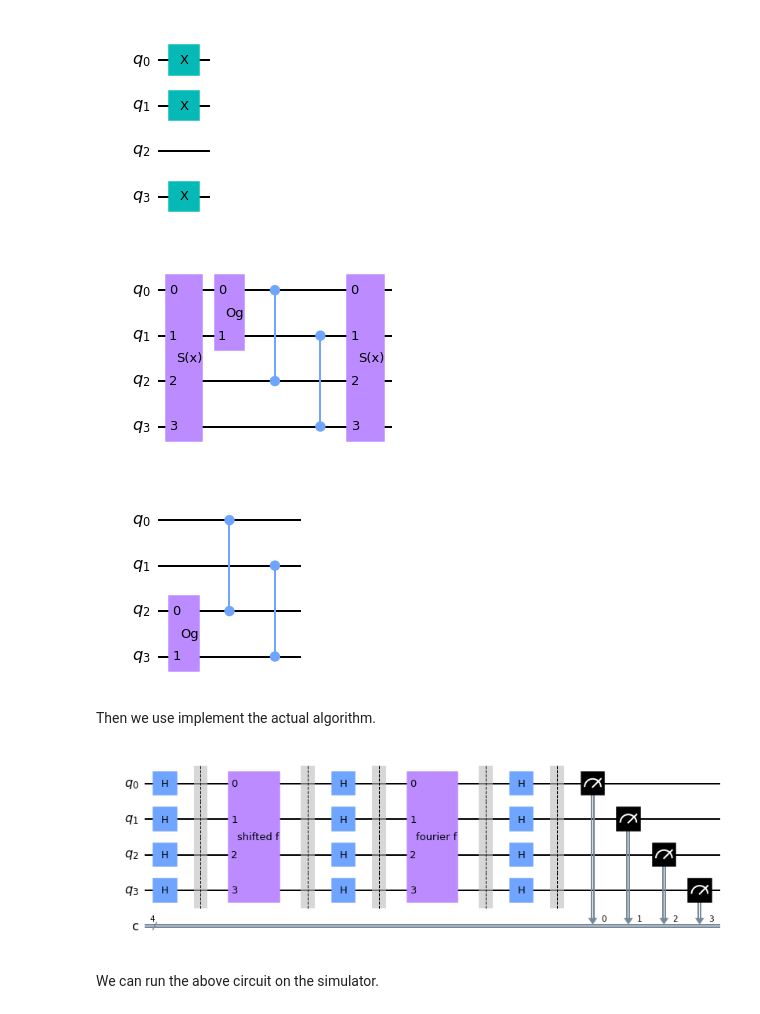
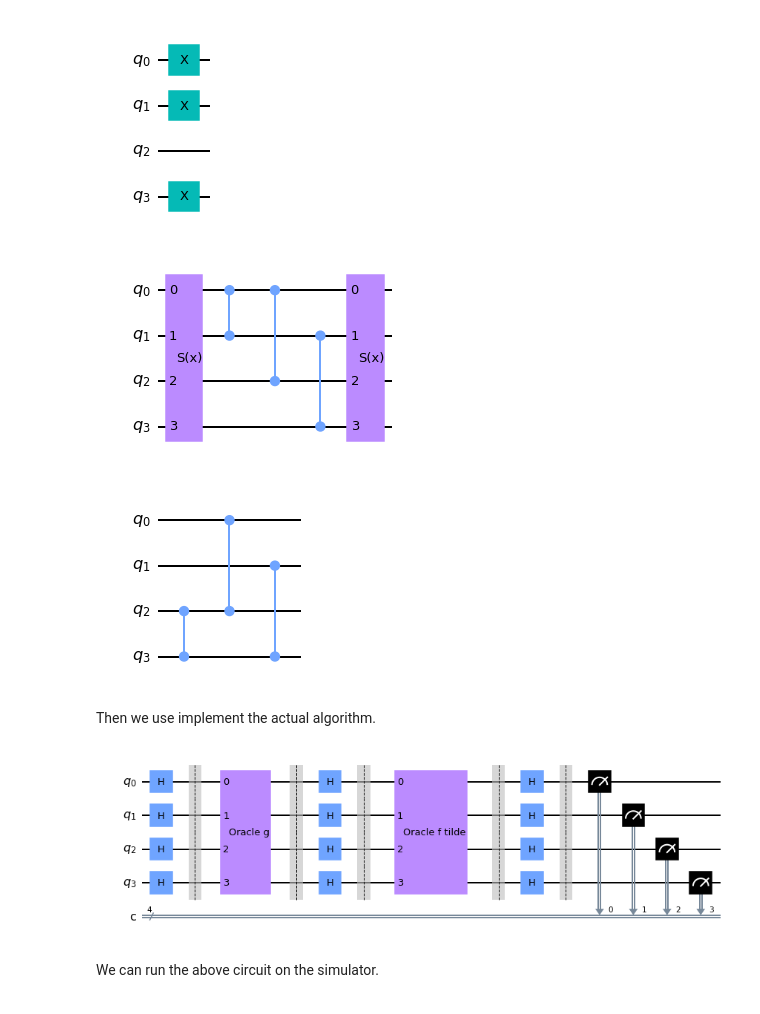
Before and after one commit to Team-Hidden-Name/hidden-shift-problem, a Jupyter notebook: hidden-shift-problem.ipynb, the cells around one changed output. Saved outputs shown, nothing was run; the diff lists cells and outputs as text; code cells hidden in the pictures.

```diff
--- a/hidden-shift-problem.ipynb
+++ b/hidden-shift-problem.ipynb
@@ -235,57 +209,57 @@ shift_s(n, s).draw('mpl')
 # %% [output]
 [figure]
 # %%
-# Oracle shifted_f
-def oracle_shifted_f(n):
-    oracle_shifted_f = QuantumCircuit(n)
-    oracle_shifted_f.append(shift_s(n, s), qargs=range(n))
-    oracle_shifted_f.append(oracle_g(n), qargs=[0,1])
+# Oracle g
+def oracle_g(n):
+    oracle_g = QuantumCircuit(n)
+    oracle_g.append(shift_s(n, s), qargs=range(n))
+    oracle_g.cz(0, 1)
     for i in range(int(n/2)):
-        oracle_shifted_f.cz(i,i+int(n/2))
-    oracle_shifted_f.append(shift_s(n, s), qargs=range(n))
-    oracle_shifted_f.name = 'shifted f'
-    return oracle_shifted_f
+        oracle_g.cz(i,i+int(n/2))
+    oracle_g.append(shift_s(n, s), qargs=range(n))
+    oracle_g.name = 'Oracle g'
+    return oracle_g
 
-oracle_shifted_f(n).draw('mpl')
+oracle_g(n).draw('mpl')
 # %% [output]
-[figure, old version]
+[figure, new version]
 # %%
-# Oracle fourier_f
-def oracle_fourier_f(n):
-    oracle_fourier_f = QuantumCircuit(n)
-    oracle_fourier_f.append(oracle_g(n), qargs=[2,3])
+# Oracle f tilde
+def oracle_f_tilde(n):
+    oracle_f_tilde = QuantumCircuit(n)
+    oracle_f_tilde.cz(2, 3)
     for i in range(int(n/2)):
-        oracle_fourier_f.cz(i,i+int(n/2))
-    oracle_fourier_f.name = 'fourier f'
-    return oracle_fourier_f
+        oracle_f_tilde.cz(i,i+int(n/2))
+    oracle_f_tilde.name = 'Oracle f tilde'
+    return oracle_f_tilde
 
-oracle_fourier_f(n).draw('mpl')
+oracle_f_tilde(n).draw('mpl')
 # %% [output]
-[figure, old version]
+[figure, new version]
 # %% [markdown]
 Then we use implement the actual algorithm.
 # %%
 hsp_circuit = QuantumCircuit(n, n)
 
 for i in range(n):
     hsp_circuit.h(i)
 hsp_circuit.barrier()
-hsp_circuit.append(oracle_shifted_f(n), range(n))
+hsp_circuit.append(oracle_g(n), range(n))
 hsp_circuit.barrier()
 for i in range(n):
     hsp_circuit.h(i)
 hsp_circuit.barrier()
-hsp_circuit.append(oracle_fourier_f(n), range(n))
+hsp_circuit.append(oracle_f_tilde(n), range(n))
 hsp_circuit.barrier()
 for i in range(n):
     hsp_circuit.h(i)
 hsp_circuit.barrier()
 for i in range(n):
     hsp_circuit.measure(i, i)
 
 hsp_circuit.draw('mpl')
 # %% [output]
-[figure, old version]
+[figure, new version]
 # %% [markdown]
 We can run the above circuit on the simulator.
 # %%
```
Also changed, not shown: parts of 10 cells of this notebook, 5 other files.
